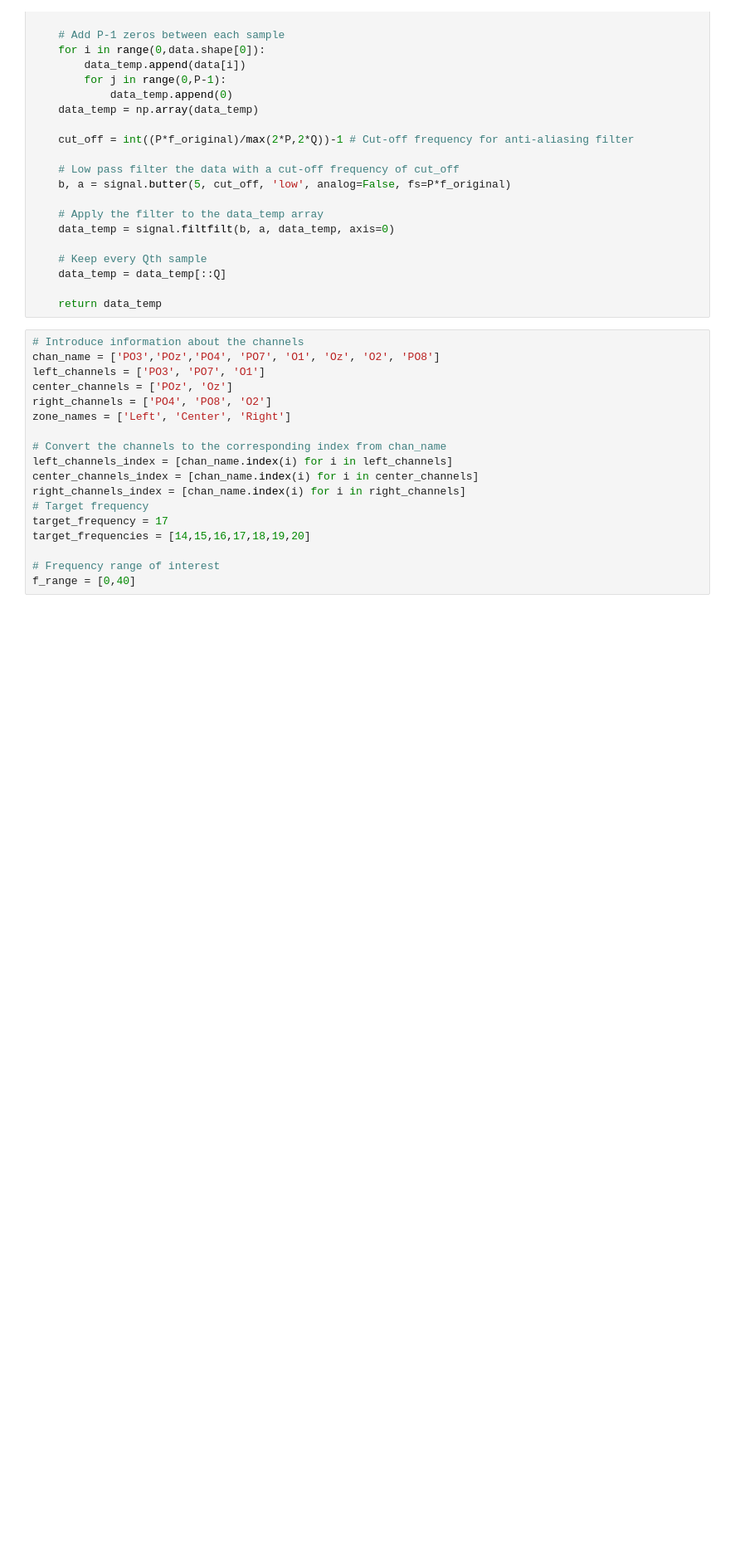
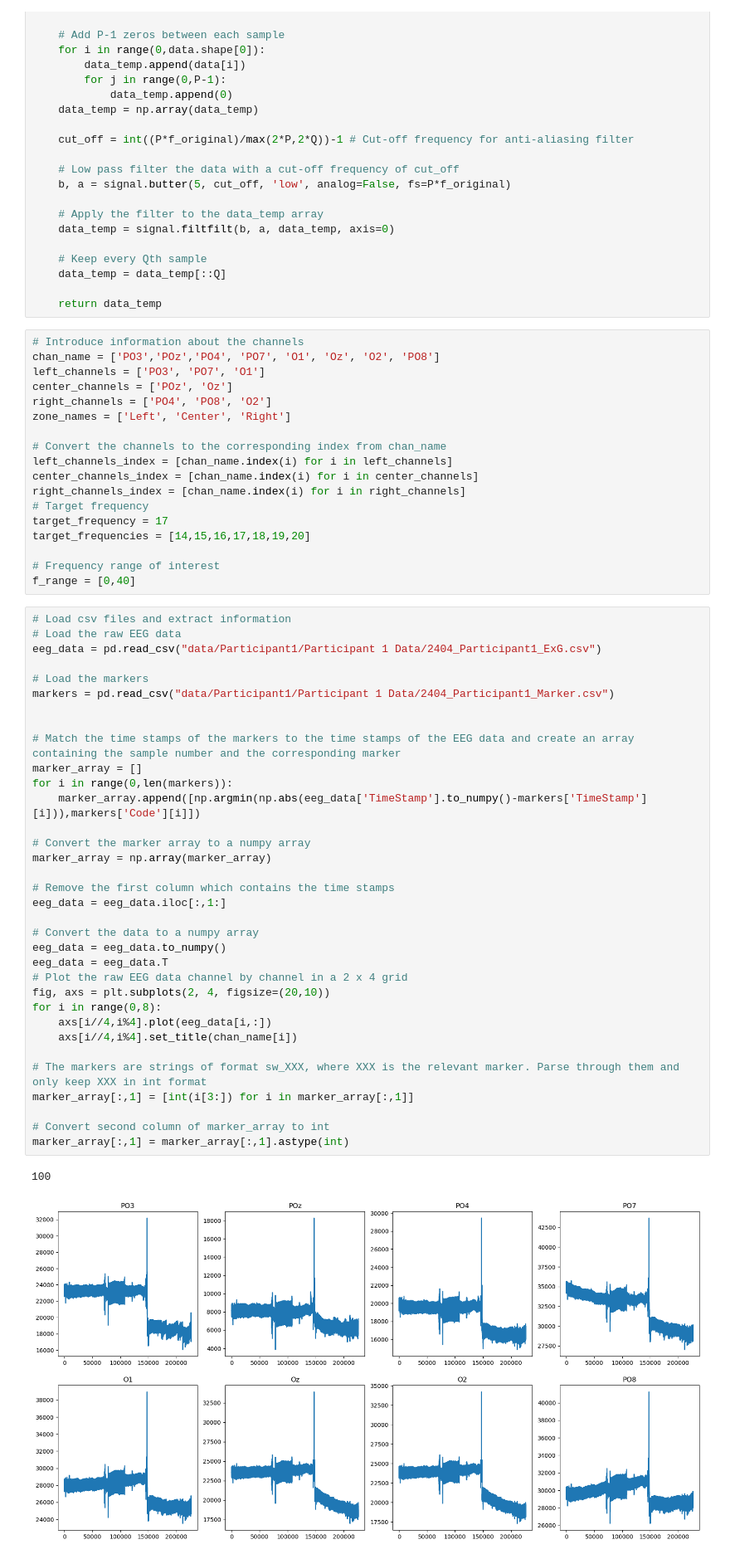
Before and after one commit to alken01/BCI, a Jupyter notebook: full_analysis.ipynb, the cells around one changed output. Shown: that part at 83% size. Drawn from its saved outputs; the diff is of its cells as text; blank space fills up the shorter version.

Commit message:
Extracting markers and corresponding samples

```diff
--- a/full_analysis.ipynb
+++ b/full_analysis.ipynb
@@ -227,3 +227,40 @@ target_frequencies = [14,15,16,17,18,19,20]
 
 # Frequency range of interest
 f_range = [0,40]
+# %%
+# Load csv files and extract information
+# Load the raw EEG data
+eeg_data = pd.read_csv("data/Participant1/Participant 1 Data/2404_Participant1_ExG.csv")
+
+# Load the markers
+markers = pd.read_csv("data/Participant1/Participant 1 Data/2404_Participant1_Marker.csv")
+
+
+# Match the time stamps of the markers to the time stamps of the EEG data and create an array containing the sample number and the corresponding marker
+marker_array = []
+for i in range(0,len(markers)):
+    marker_array.append([np.argmin(np.abs(eeg_data['TimeStamp'].to_numpy()-markers['TimeStamp'][i])),markers['Code'][i]])
+
+# Convert the marker array to a numpy array
+marker_array = np.array(marker_array)
+
+# Remove the first column which contains the time stamps
+eeg_data = eeg_data.iloc[:,1:]
+
+# Convert the data to a numpy array
+eeg_data = eeg_data.to_numpy()
+eeg_data = eeg_data.T
+# Plot the raw EEG data channel by channel in a 2 x 4 grid
+fig, axs = plt.subplots(2, 4, figsize=(20,10))
+for i in range(0,8):
+    axs[i//4,i%4].plot(eeg_data[i,:])
+    axs[i//4,i%4].set_title(chan_name[i])
+
+# The markers are strings of format sw_XXX, where XXX is the relevant marker. Parse through them and only keep XXX in int format
+marker_array[:,1] = [int(i[3:]) for i in marker_array[:,1]]
+
+# Convert second column of marker_array to int
+marker_array[:,1] = marker_array[:,1].astype(int)
+# %% [output]
+100
+[figure, added]
```
Also changed, not shown: 1 other file.
